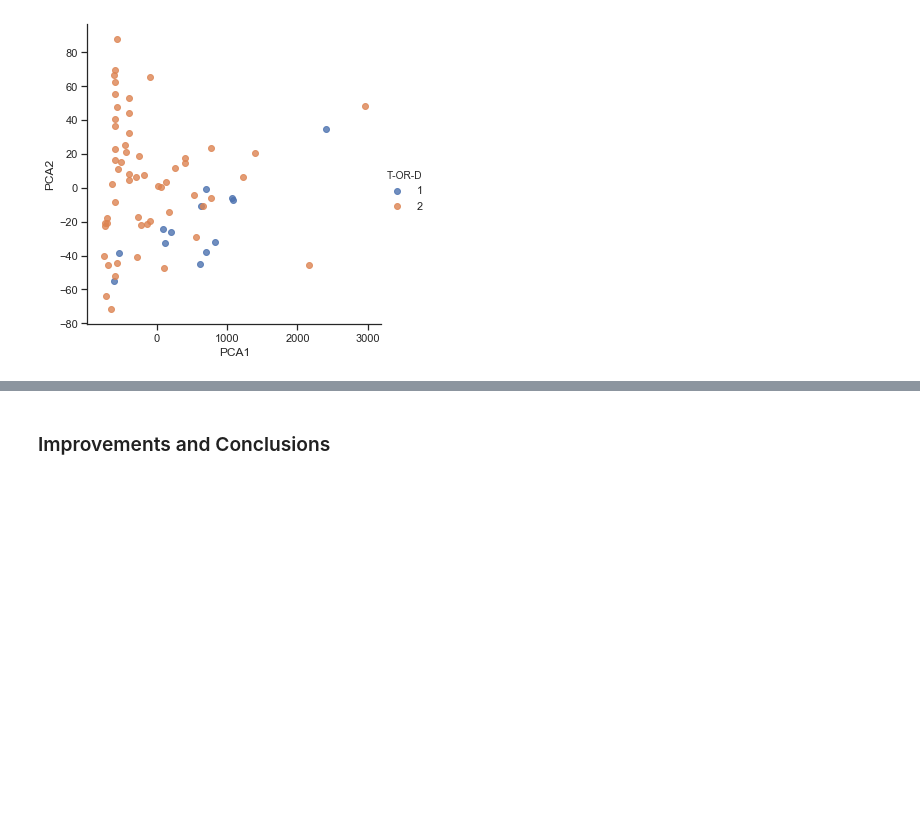
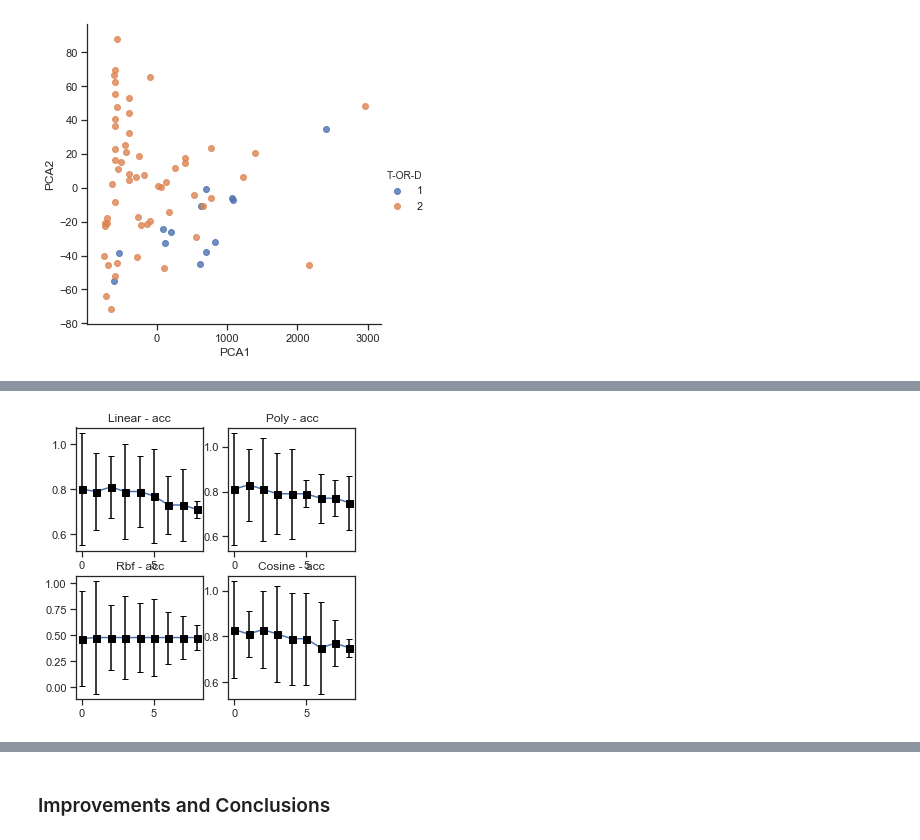
Before and after one commit to franec94/Pittsburgh-Bridge-Dataset, a Jupyter notebook: pittsburgh-bridges-data-set-analysis/Data Space Report (Official) - Two-Dimensional Analyses-v1.0.2.ipynb, the cells around one changed output, grey strips where cells are left out. Drawn from its saved outputs; the diff is of its cells as text; code cells hidden in the pictures; blank space fills up the shorter version.

```diff
--- a/pittsburgh-bridges-data-set-analysis/Data Space Report (Official) - Two-Dimensional Analyses-v1.0.2.ipynb
+++ b/pittsburgh-bridges-data-set-analysis/Data Space Report (Official) - Two-Dimensional Analyses-v1.0.2.ipynb
@@ -459,6 +411,7 @@ fig = show_cum_variance_vs_components(pca, n_components)
 
 estimators_list = [GaussianNB(), LogisticRegression(), KNeighborsClassifier(), SVC(), DecisionTreeClassifier(), RandomForestClassifier()]
 estimators_names = ['GaussianNB', 'LogisticRegression', 'KNeighborsClassifier', 'SVC', 'DecisionTreeClassifier', 'RandomForestClassifier']
+plots_names = list(map(lambda xi: f"{xi}_learning_curve.png", estimators_names))
 
 pca_kernels_list = ['linear', 'poly', 'rbf', 'cosine',]
 cv_list = [10, 9, 8, 7, 6, 5, 4, 3, 2]
@@ -533,6 +538,8 @@ dfs_list[0].head(dfs_list[0].shape[0])
 # %%
-plot_name = 'GaussianNB_learning_curve.png'
+plot_name = plots_names[0]
 show_learning_curve(dfs_list[0], n=len(cv_list[:N_CV]), plot_dest=plot_dest, grid_size=[2, 2], plot_name=plot_name)
+# %% [output]
+[figure, added]
 # %%
 # LogisticRegression
 # -----------------------------------
```
Also changed, not shown: parts of 20 cells of this notebook, 25 other files.
